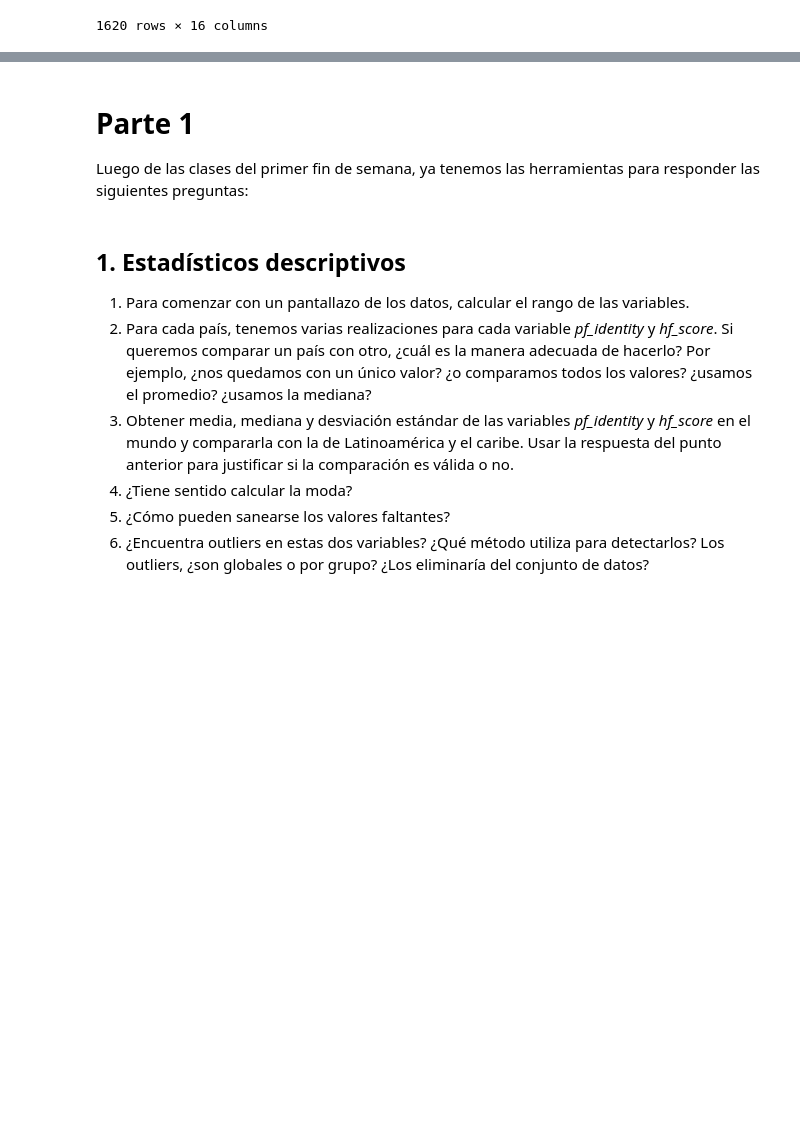
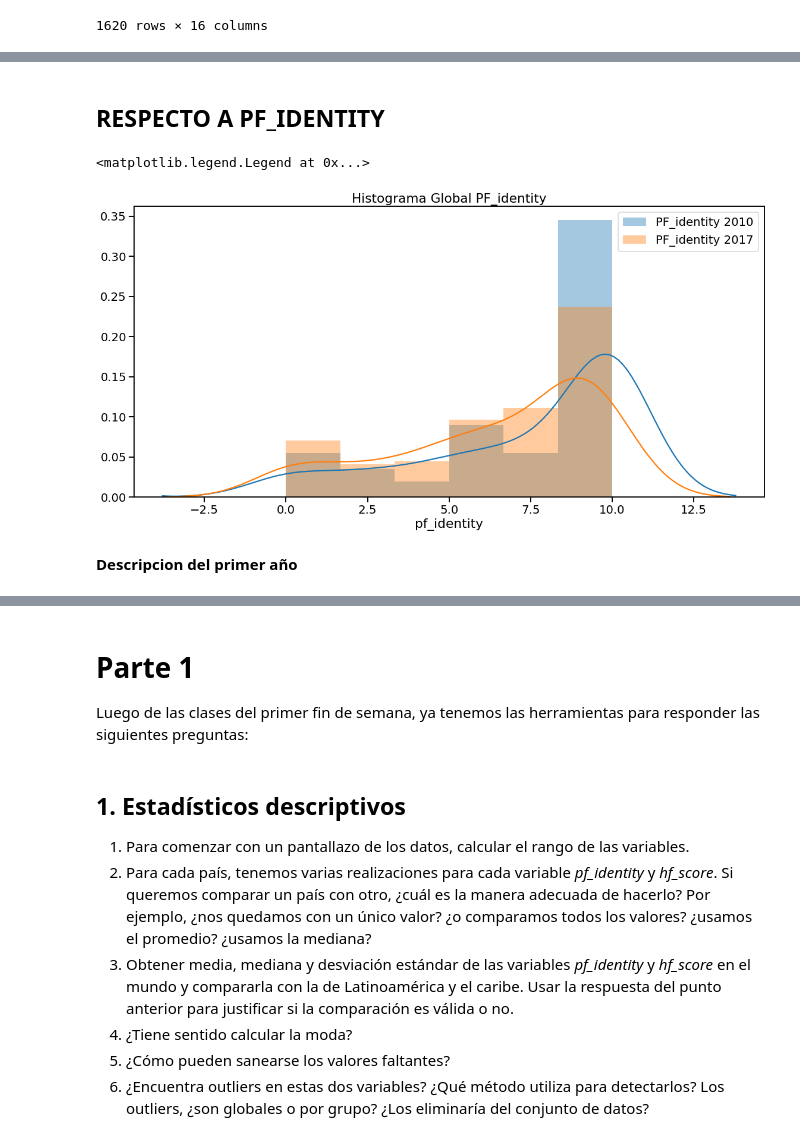
Before and after one commit to ser0090/dipdata, a Jupyter notebook: analisisvis/notebooks/practico.ipynb, the cells around one changed output, grey strips where cells are left out. Saved outputs shown, nothing was run; the diff lists cells and outputs as text; code cells hidden in the pictures; blank space fills up the shorter version.

```diff
--- a/analisisvis/notebooks/practico.ipynb
+++ b/analisisvis/notebooks/practico.ipynb
@@ -165,0 +177,26 @@ plt.show()
+# %% [markdown]
+##  RESPECTO A PF_IDENTITY
+# %%
+plt.figure(figsize=(19,9))
+plt.title("Histograma Global PF_identity")
+
+min_year = 2010 #min(dataset.year.unique())
+seaborn.distplot(
+    dataset[dataset.year==min_year].pf_identity,
+    label="PF_identity {}".format(min_year)
+    )
+
+
+max_year = 2017 #max(dataset.year.unique())
+seaborn.distplot(
+    dataset[dataset.year==max_year].pf_identity,
+    label="PF_identity {}".format(max_year)
+    )
+
+
+plt.legend()
+# %% [output]
+<matplotlib.legend.Legend at 0x...>
+[figure, added]
+# %% [markdown]
+**Descripcion del primer año**
```
Also changed, not shown: parts of 124 cells of this notebook.
